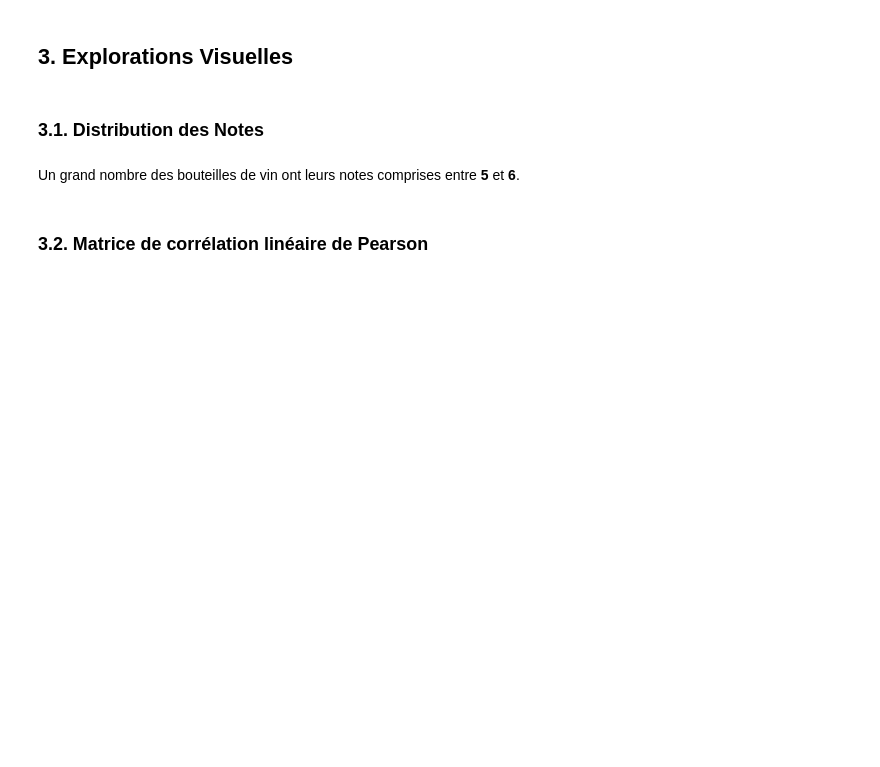
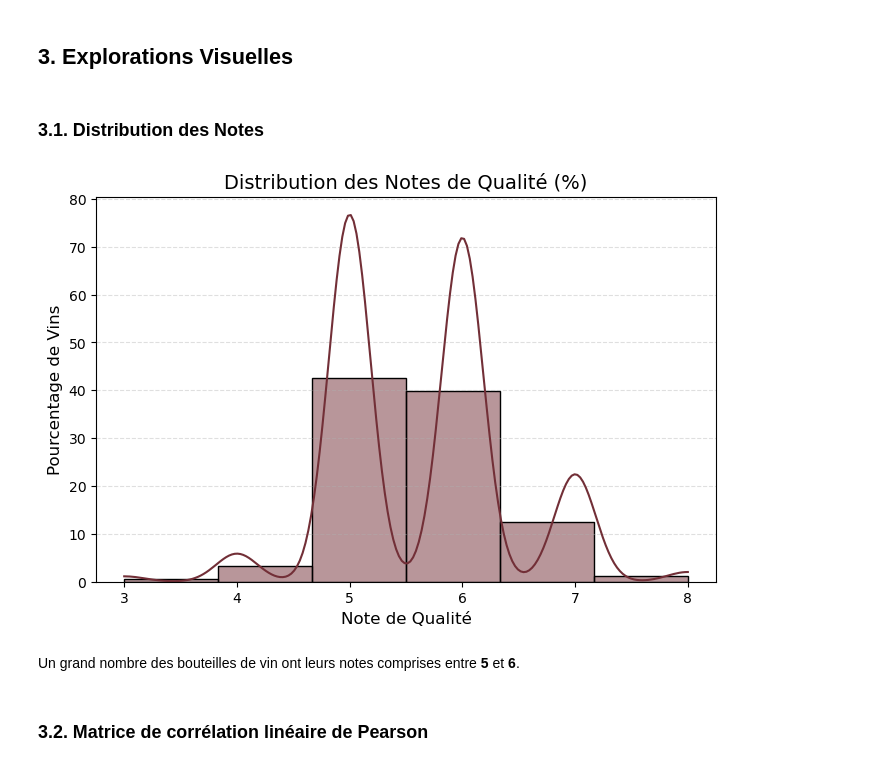
Before and after one commit to touss643/60-Jours-de-RL, a Jupyter notebook: src/Jour_45.ipynb, the cells around one changed output. Saved outputs shown, nothing was run; the diff lists cells and outputs as text; code cells hidden in the pictures; blank space fills up the shorter version.

```diff
--- a/src/Jour_45.ipynb
+++ b/src/Jour_45.ipynb
@@ -97,3 +94,16 @@ fig.show()
+# %%
+plt.figure(figsize=(8, 5))
+sns.histplot(data['quality'], bins=6, kde=True, color='#722F37', stat='percent')
+
+plt.title("Distribution des Notes de Qualité (%)", fontsize=14)
+plt.xlabel("Note de Qualité", fontsize=12)
+plt.ylabel("Pourcentage de Vins", fontsize=12)
+plt.xticks(range(3, 9))
+plt.grid(axis='y', linestyle='--', alpha=0.4)
+
+plt.show()
+# %% [output]
+[figure, added]
 # %% [markdown]
 Un grand nombre des bouteilles de vin ont leurs notes comprises entre **5** et **6**.
 # %% [markdown]
```
Also changed, not shown: parts of 4 cells of this notebook.
